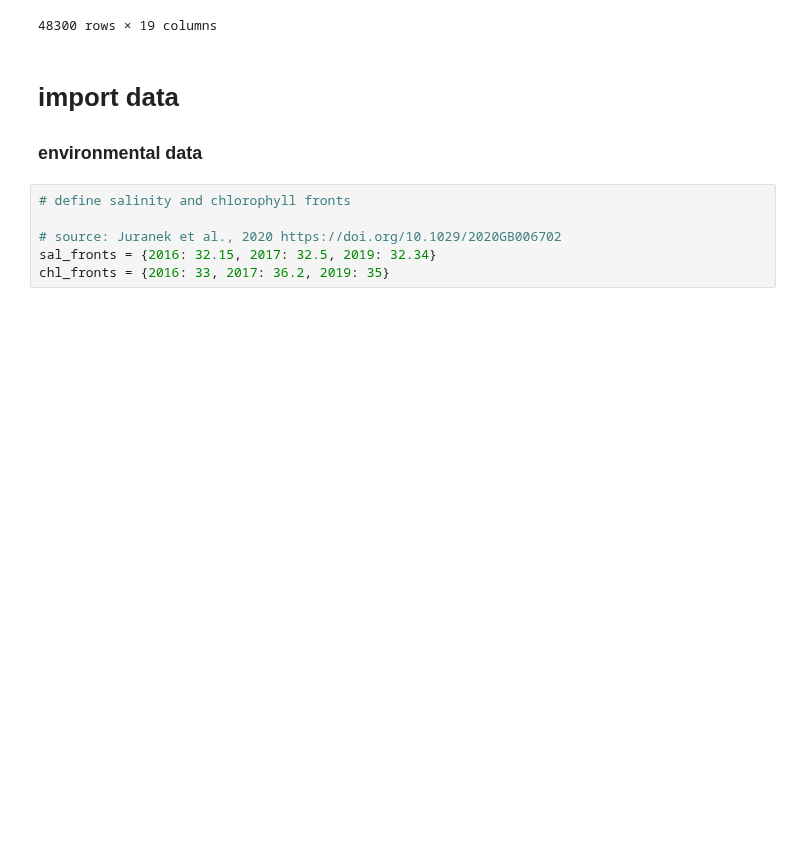
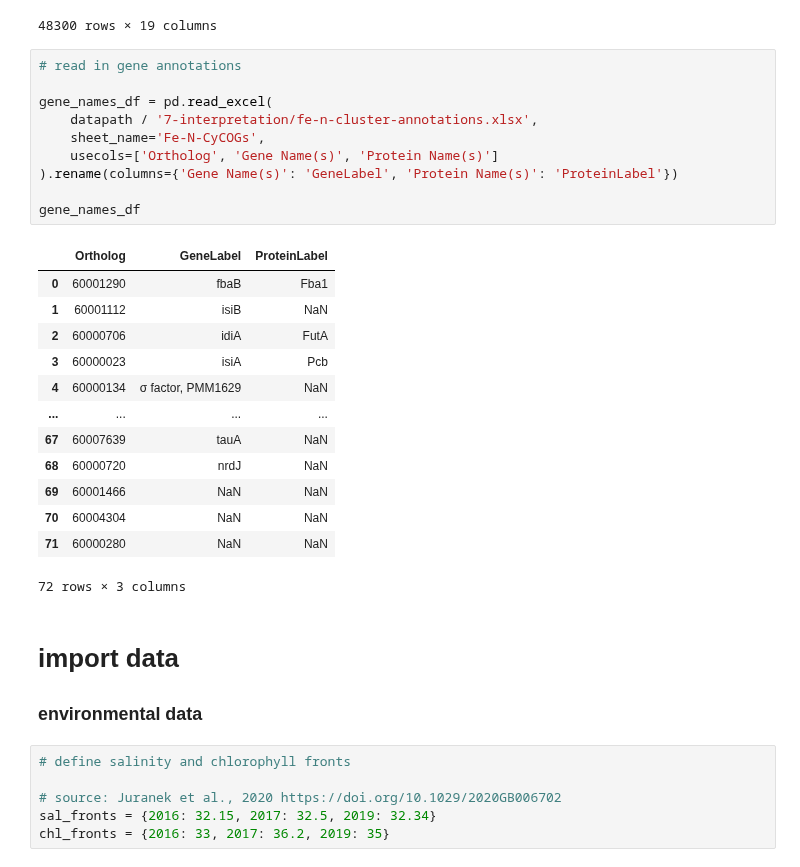
Before and after one commit to blasks/barnacle-manuscript, a Jupyter notebook: analyses/7-interpretation/2-fe-n-clusters.ipynb, the cells around one changed output. Drawn from its saved outputs; the diff is of its cells as text; blank space fills up the shorter version.

```diff
--- a/analyses/7-interpretation/2-fe-n-clusters.ipynb
+++ b/analyses/7-interpretation/2-fe-n-clusters.ipynb
@@ -286,6 +286,30 @@ n_cluster_df
 | 48298 | 99 | C | G3.UW.NS.UW40_1.7m | 0.000000 | Synechococcus | Gradients 3 | 2019 | 2019-04-24 05:57:00 | 40.880000 | ... |
 | 48299 | 99 | C | G3.UW.NS.UW40_2.7m | 0.000000 | Synechococcus | Gradients 3 | 2019 | 2019-04-25 06:01:00 | 40.090000 | ... |
 48300 rows × 19 columns
+# %%
+# read in gene annotations
+
+gene_names_df = pd.read_excel(
+    datapath / '7-interpretation/fe-n-cluster-annotations.xlsx',
+    sheet_name='Fe-N-CyCOGs',
+    usecols=['Ortholog', 'Gene Name(s)', 'Protein Name(s)']
+).rename(columns={'Gene Name(s)': 'GeneLabel', 'Protein Name(s)': 'ProteinLabel'})
+
+gene_names_df
+# %% [output]
+|  | Ortholog | GeneLabel | ProteinLabel |
+| 0 | 60001290 | fbaB | Fba1 |
+| 1 | 60001112 | isiB | NaN |
+| 2 | 60000706 | idiA | FutA |
+| 3 | 60000023 | isiA | Pcb |
+| 4 | 60000134 | σ factor, PMM1629 | NaN |
+| ... | ... | ... | ... |
+| 67 | 60007639 | tauA | NaN |
+| 68 | 60000720 | nrdJ | NaN |
+| 69 | 60001466 | NaN | NaN |
+| 70 | 60004304 | NaN | NaN |
+| 71 | 60000280 | NaN | NaN |
+72 rows × 3 columns
 # %% [markdown]
 # import data
 ### environmental data
```
Also changed, not shown: parts of 3 cells of this notebook, 3 other files.
